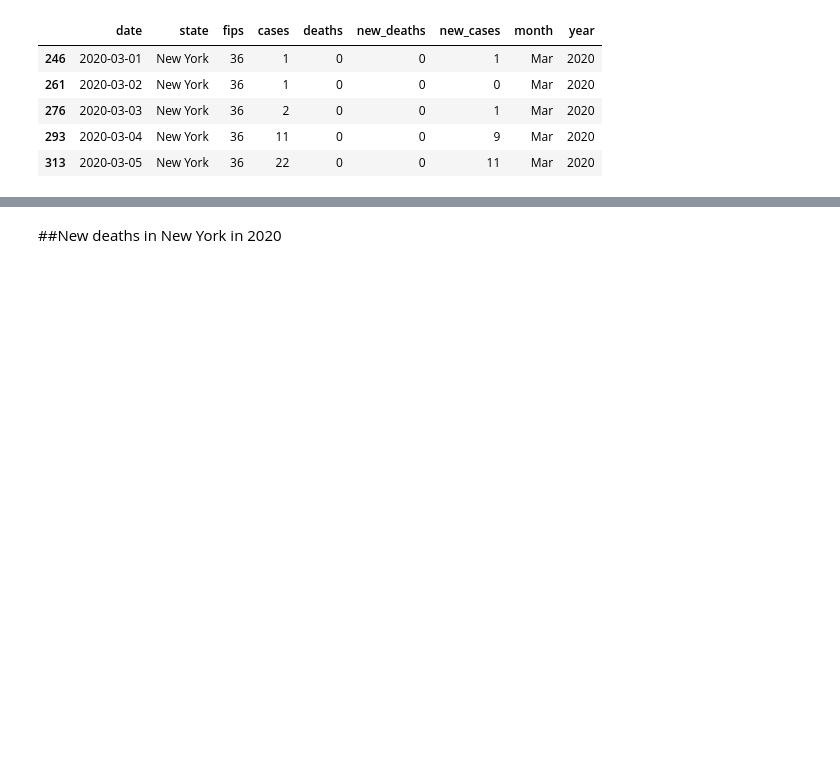
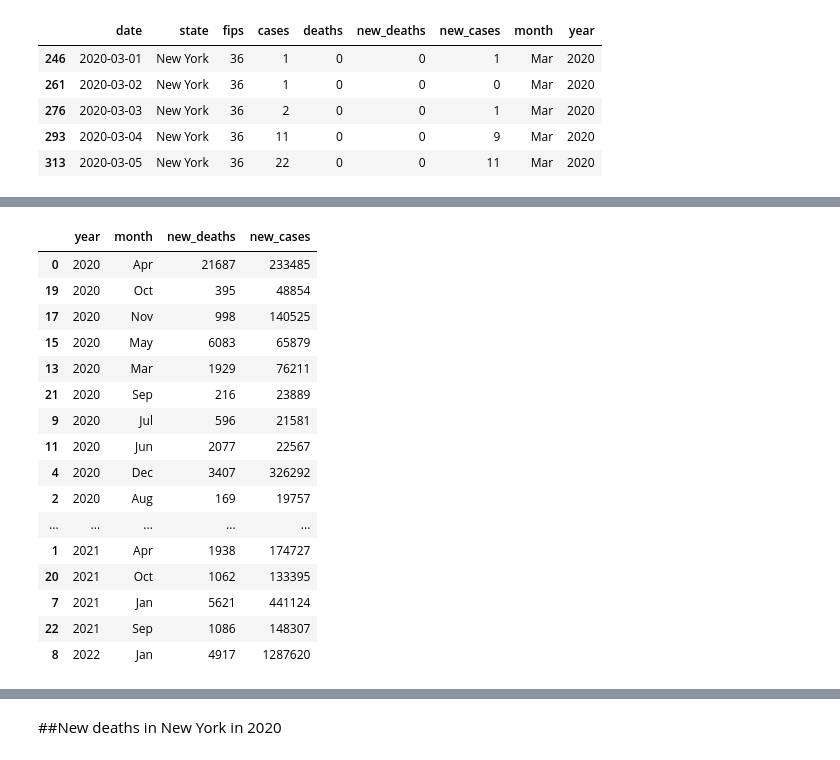
Before and after one commit to jlcalleu18/Datathon---Winter22, a Jupyter notebook: Group_5_Final_Notebook.ipynb, the cells around one changed output, grey strips where cells are left out. Saved outputs shown, nothing was run; the diff lists cells and outputs as text; code cells hidden in the pictures; blank space fills up the shorter version.

```diff
--- a/Group_5_Final_Notebook.ipynb
+++ b/Group_5_Final_Notebook.ipynb
@@ -204,0 +231,28 @@ ny_df.head()
+# %%
+df_grouped.reset_index(level=0, inplace=True)
+# %%
+df_grouped.reset_index(level=0, inplace=True)
+# %%
+df_grouped = Sort_Dataframeby_Month(df=df_grouped,monthcolumnname='month')
+# %%
+ny_yearly = df_grouped.sort_values(by=['year'])
+# %%
+ny_yearly
+# %% [output]
+|  | year | month | new_deaths | new_cases |
+| 0 | 2020 | Apr | 21687 | 233485 |
+| 19 | 2020 | Oct | 395 | 48854 |
+| 17 | 2020 | Nov | 998 | 140525 |
+| 15 | 2020 | May | 6083 | 65879 |
+| 13 | 2020 | Mar | 1929 | 76211 |
+| 21 | 2020 | Sep | 216 | 23889 |
+| 9 | 2020 | Jul | 596 | 21581 |
+| 11 | 2020 | Jun | 2077 | 22567 |
+| 4 | 2020 | Dec | 3407 | 326292 |
+| 2 | 2020 | Aug | 169 | 19757 |
+| ... | ... | ... | ... | ... |
+| 1 | 2021 | Apr | 1938 | 174727 |
+| 20 | 2021 | Oct | 1062 | 133395 |
+| 7 | 2021 | Jan | 5621 | 441124 |
+| 22 | 2021 | Sep | 1086 | 148307 |
+| 8 | 2022 | Jan | 4917 | 1287620 |
```
Also changed, not shown: parts of 5 cells of this notebook.
